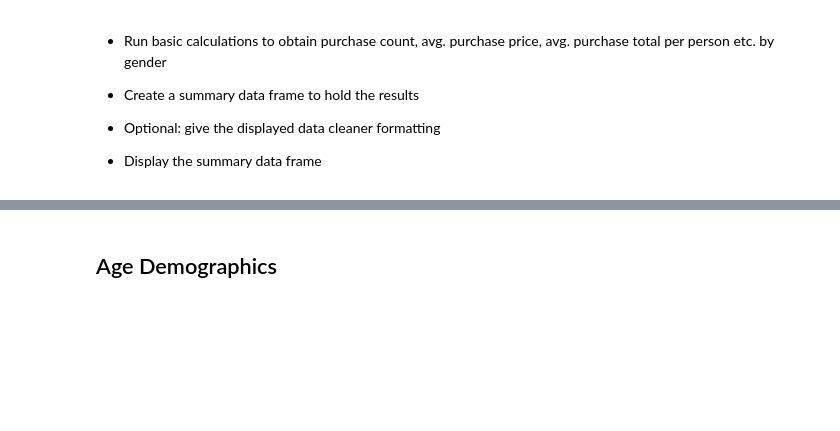
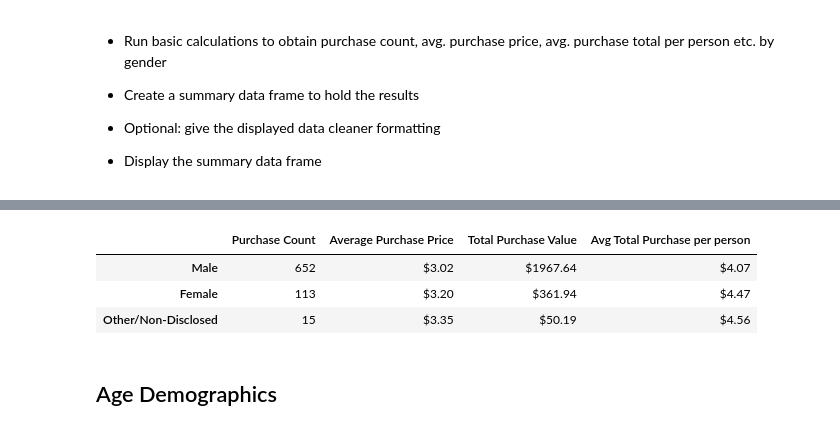
Before and after one commit to sponre01/Homework4_Pandas, a Jupyter notebook: HeroesOfPymoli.ipynb, the cells around one changed output, grey strips where cells are left out. Drawn from its saved outputs; the diff is of its cells as text; code cells hidden in the pictures; blank space fills up the shorter version.

```diff
--- a/HeroesOfPymoli.ipynb
+++ b/HeroesOfPymoli.ipynb
@@ -150,3 +136,11 @@ female_avg_purchase_price = purchase_data["Price"][purchase_data["Gender"]=="Fem
 other_avg_purchase_price = purchase_data["Price"][purchase_data["Gender"]=="Other / Non-Disclosed"].mean()
 
 #Total Purchase Value
+male_avg_purchase_value = purchase_data["Price"][purchase_data["Gender"]=="Male"].sum()
+female_avg_purchase_value = purchase_data["Price"][purchase_data["Gender"]=="Female"].sum()
+other_avg_purchase_value = purchase_data["Price"][purchase_data["Gender"]=="Other / Non-Disclosed"].sum()
+
+#Avg Total Purchase per person
+male_avg_purchase_per_person = male_avg_purchase_value/male_count
+female_avg_purchase_per_person = female_avg_purchase_value/female_count
+other_avg_purchase_per_person = other_avg_purchase_value/other_count
@@ -162,3 +147,21 @@ other_avg_purchase_price = purchase_data["Price"][purchase_data["Gender"]=="Othe
+# %%
+gender_purchasing_dict = {
+    'Purchase Count':[male_purchase_count,female_purchase_count,other_purchase_count],
+    'Average Purchase Price':[male_avg_purchase_price,female_avg_purchase_price,other_avg_purchase_price],
+    'Total Purchase Value':[male_avg_purchase_value,female_avg_purchase_value,other_avg_purchase_value],
+    'Avg Total Purchase per person':[male_avg_purchase_per_person,female_avg_purchase_per_person,other_avg_purchase_per_person]
+}
+# %%
+gender_purchasing_df = pd.DataFrame(data = gender_purchasing_dict, index=['Male','Female','Other/Non-Disclosed'])
+gender_purchasing_df["Average Purchase Price"] = gender_purchasing_df["Average Purchase Price"].map("${:.2f}".format)
+gender_purchasing_df["Total Purchase Value"] = gender_purchasing_df["Total Purchase Value"].map("${:.2f}".format)
+gender_purchasing_df["Avg Total Purchase per person"] = gender_purchasing_df["Avg Total Purchase per person"].map("${:.2f}".format)
+gender_purchasing_df
+# %% [output]
+|  | Purchase Count | Average Purchase Price | Total Purchase Value | Avg Total Purchase per person |
+| Male | 652 | $3.02 | $1967.64 | $4.07 |
+| Female | 113 | $3.20 | $361.94 | $4.47 |
+| Other/Non-Disclosed | 15 | $3.35 | $50.19 | $4.56 |
 # %% [markdown]
 ## Age Demographics
 # %% [markdown]
```
Also changed, not shown: parts of 9 cells of this notebook.
